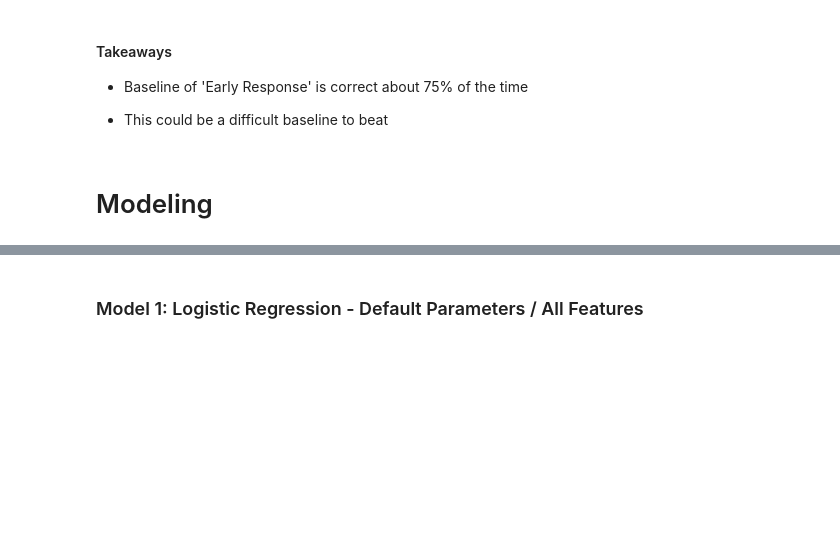
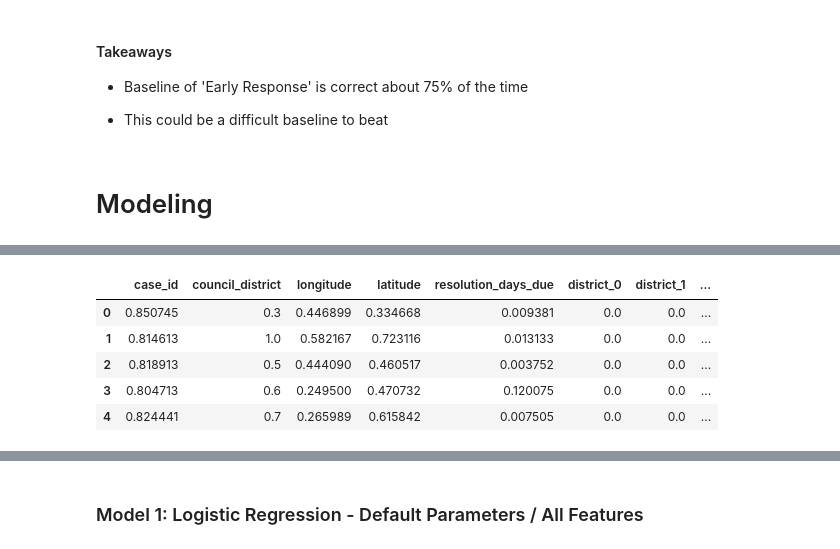
Before and after one commit to 3-1-1-Codeup/project, a Jupyter notebook: workbooks/john/model.ipynb, the cells around one changed output, grey strips where cells are left out. Saved outputs shown, nothing was run; the diff lists cells and outputs as text; code cells hidden in the pictures; blank space fills up the shorter version.

```diff
--- a/workbooks/john/model.ipynb
+++ b/workbooks/john/model.ipynb
@@ -55,6 +128,12 @@ df.shape
 # %%
 # clean data
 df = clean_311(df)
+# %%
+df = dummy_dept(df)
+# %%
+df = make_source_id_dummies(df)
+# %%
+df = dummy_call_reason(df)
 # %%
 df.head()
 # %% [output]
@@ -212,3 +291,12 @@ X_test = X_test.drop(columns = ['closed_date', 'is_late', 'days_before_or_after_
 train_scaled = train_scaled.drop(columns = ['days_before_or_after_due', 'days_open'])
 validate_scaled = validate_scaled.drop(columns = ['days_before_or_after_due', 'days_open'])
 test_scaled = test_scaled.drop(columns = ['days_before_or_after_due', 'days_open'])
+# %%
+train_scaled.head()
+# %% [output]
+|  | case_id | council_district | longitude | latitude | resolution_days_due | district_0 | district_1 | ... |
+| 0 | 0.850745 | 0.3 | 0.446899 | 0.334668 | 0.009381 | 0.0 | 0.0 | ... |
+| 1 | 0.814613 | 1.0 | 0.582167 | 0.723116 | 0.013133 | 0.0 | 0.0 | ... |
+| 2 | 0.818913 | 0.5 | 0.444090 | 0.460517 | 0.003752 | 0.0 | 0.0 | ... |
+| 3 | 0.804713 | 0.6 | 0.249500 | 0.470732 | 0.120075 | 0.0 | 0.0 | ... |
+| 4 | 0.824441 | 0.7 | 0.265989 | 0.615842 | 0.007505 | 0.0 | 0.0 | ... |
```
Also changed, not shown: parts of 29 cells of this notebook.
